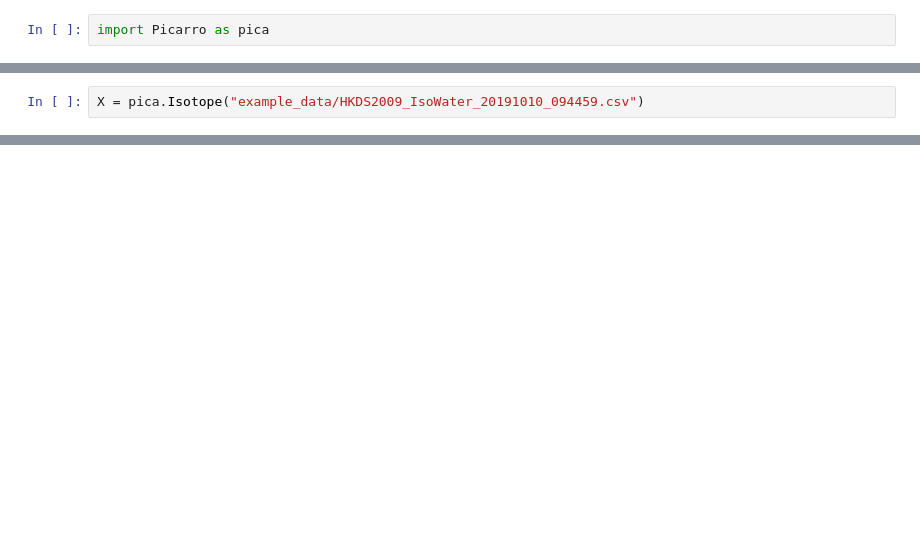
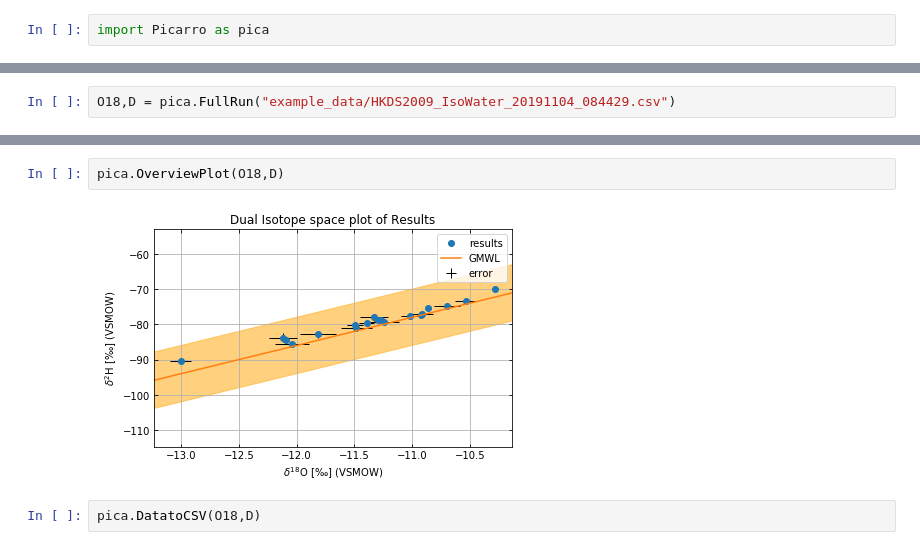
Before and after one commit to tr1813/picarro-calculator, a Jupyter notebook: ipynb/Picarro class.ipynb, the cells around one changed output, grey strips where cells are left out. Saved outputs shown, nothing was run; the diff lists cells and outputs as text; blank space fills up the shorter version.

Commit message:
continued adding methods
to the class Isotope

```diff
--- a/ipynb/Picarro class.ipynb
+++ b/ipynb/Picarro class.ipynb
@@ -7,2 +20,2 @@ import Picarro as pica
 # %%
-X = pica.Isotope("example_data/HKDS2009_IsoWater_20191010_094459.csv")
+O18,D = pica.FullRun("example_data/HKDS2009_IsoWater_20191104_084429.csv")
@@ -110,0 +97,6 @@ X.run_overview.head()
+# %%
+pica.OverviewPlot(O18,D)
+# %% [output]
+[figure, added]
+# %%
+pica.DatatoCSV(O18,D)
```
Also changed, not shown: parts of 18 cells of this notebook, 5 other files.
